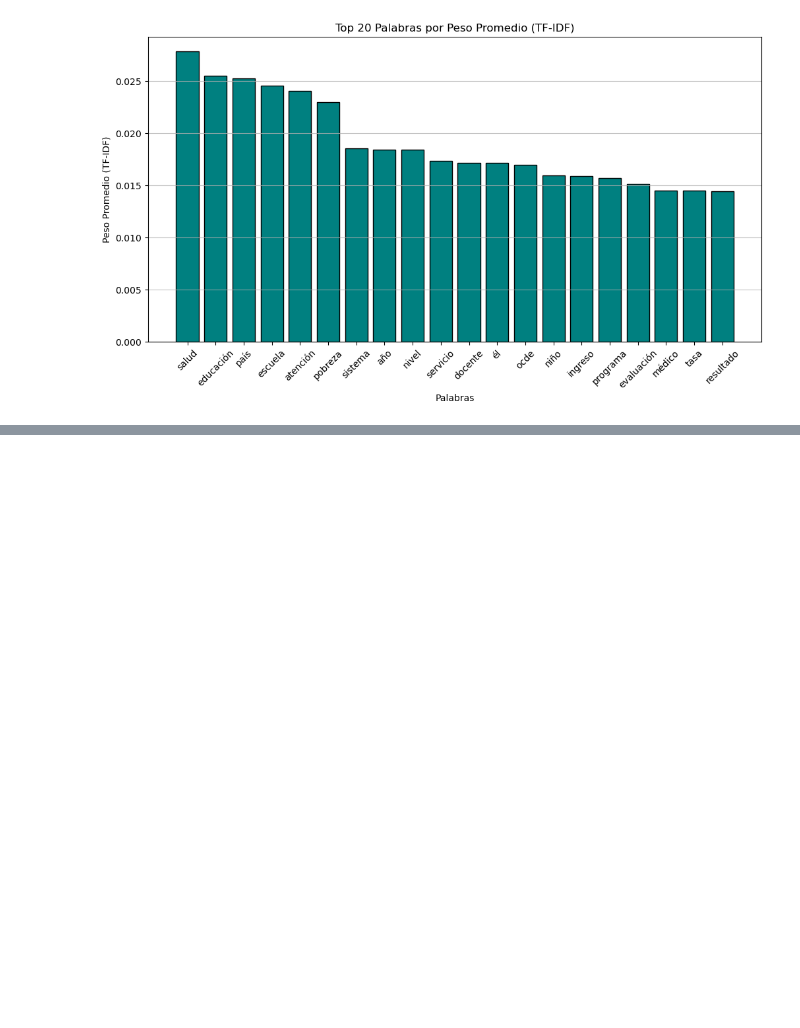
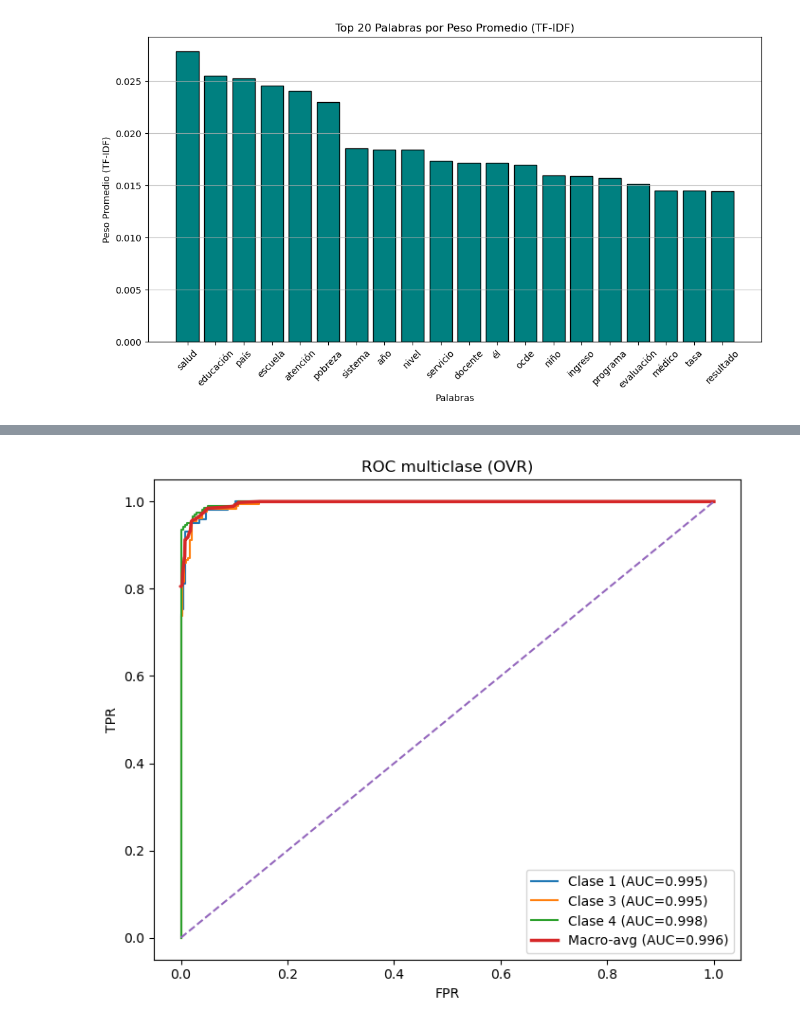
Before and after one commit to Trabajos-BI/Proyecto-1, a Jupyter notebook: Nano.ipynb, the cells around one changed output, grey strips where cells are left out. Saved outputs shown, nothing was run; the diff lists cells and outputs as text; code cells hidden in the pictures; blank space fills up the shorter version.

```diff
--- a/Nano.ipynb
+++ b/Nano.ipynb
@@ -354,0 +437,34 @@ plt.show()
+# %%
+def plotRocCurves(yTrue, yProba, clases):
+    clases = np.array(list(clases))
+    nClases = len(clases)
+
+    yTrueB = label_binarize(yTrue, classes=clases)
+    fprDict, tprDict, aucDict = {}, {}, {}
+
+    for i, c in enumerate(clases):
+        fprDict[i], tprDict[i], _ = roc_curve(yTrueB[:, i], yProba[:, i])
+        aucDict[i] = auc(fprDict[i], tprDict[i])
+
+    allFpr = np.unique(np.concatenate([fprDict[i] for i in range(nClases)]))
+    meanTpr = np.zeros_like(allFpr)
+    for i in range(nClases):
+        meanTpr += np.interp(allFpr, fprDict[i], tprDict[i])
+    meanTpr /= nClases
+    macroAuc = auc(allFpr, meanTpr)
+
+    fig = plt.figure(figsize=(7, 6))
+    for i, c in enumerate(clases):
+        plt.plot(fprDict[i], tprDict[i], label=f"Clase {c} (AUC={aucDict[i]:.3f})")
+    plt.plot(allFpr, meanTpr, linewidth=2.5, label=f"Macro-avg (AUC={macroAuc:.3f})")
+    plt.plot([0, 1], [0, 1], linestyle="--")
+    plt.title("ROC multiclase (OVR)")
+    plt.xlabel("FPR")
+    plt.ylabel("TPR")
+    plt.legend(loc="lower right")
+    plt.tight_layout()
+    plt.show()
+
+plotRocCurves(yTest, yProba, red.classes_)
+# %% [output]
+[figure, added]
```
Also changed, not shown: parts of 9 cells of this notebook.
